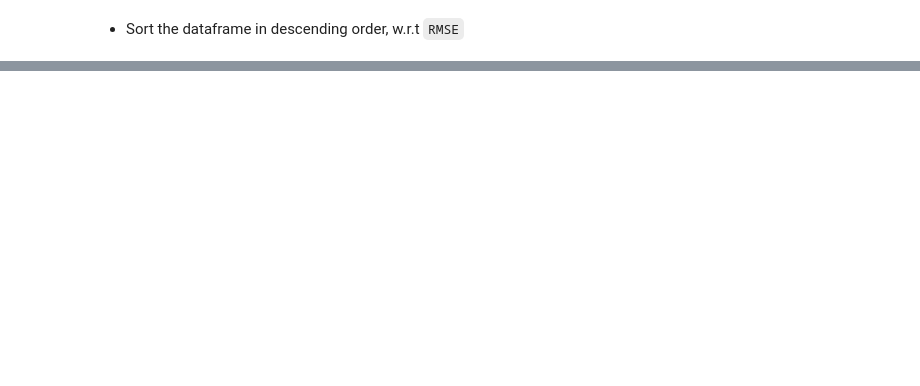
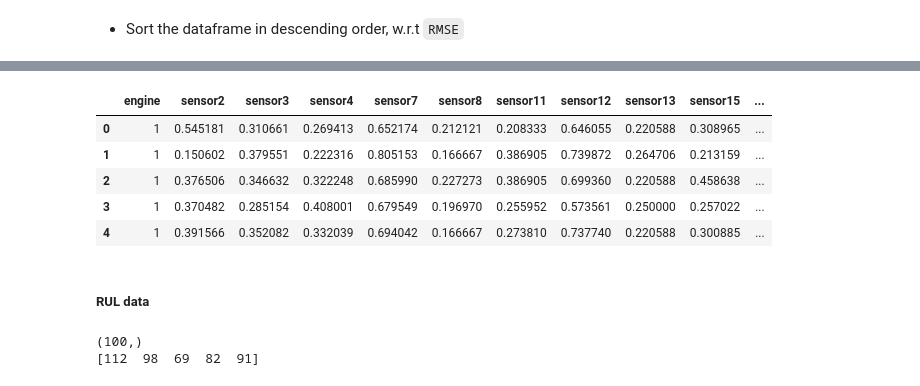
Before and after one commit to Mainakcris7/RUL_CMAPSS, a Jupyter notebook: rul_prediction.ipynb, the cells around one changed output, grey strips where cells are left out. Drawn from its saved outputs; the diff is of its cells as text; code cells hidden in the pictures; blank space fills up the shorter version.

```diff
--- a/rul_prediction.ipynb
+++ b/rul_prediction.ipynb
@@ -390,0 +609,3 @@ plt.title("CatBoost model performance");
+# %%
+data = pd.read_csv("./data.csv")
+data.head()
@@ -390,0 +621,3 @@ plt.title("CatBoost model performance");
+# %%
+scaler = MinMaxScaler()
+data.iloc[:, 1:-1] = scaler.fit_transform(data.iloc[:, 1:-1])
@@ -390,0 +661,11 @@ plt.title("CatBoost model performance");
+# %%
+test_data = pd.read_csv(r"cmapss\CMaps\test_FD001.txt", sep = "\s+", header = None)
+
+test_data.columns = column_names=["engine", "cycle", "setting1", "setting2", "setting3", "sensor1", "sensor2", "sensor3", "sensor4", "sensor5", "sensor6", "sensor7", "sensor8", "sensor9", "sensor10", "sensor11", "sensor12", "sensor13", "sensor14", "sensor15", "sensor16", "sensor17", "sensor18", "sensor19", "sensor20", "sensor21"]
+
+test_column_names = [col for col in data.columns if col != "remaining_useful_cycles"]
+
+test_data = test_data[test_column_names]
+
+print(test_data.shape)
+test_data.head()
@@ -390,0 +680,10 @@ plt.title("CatBoost model performance");
+# %%
+test_data.iloc[:, 1:] = scaler.transform(test_data.iloc[:, 1:])
+test_data.head()
+# %% [output]
+|  | engine | sensor2 | sensor3 | sensor4 | sensor7 | sensor8 | sensor11 | sensor12 | sensor13 | sensor15 | ... |
+| 0 | 1 | 0.545181 | 0.310661 | 0.269413 | 0.652174 | 0.212121 | 0.208333 | 0.646055 | 0.220588 | 0.308965 | ... |
+| 1 | 1 | 0.150602 | 0.379551 | 0.222316 | 0.805153 | 0.166667 | 0.386905 | 0.739872 | 0.264706 | 0.213159 | ... |
+| 2 | 1 | 0.376506 | 0.346632 | 0.322248 | 0.685990 | 0.227273 | 0.386905 | 0.699360 | 0.220588 | 0.458638 | ... |
+| 3 | 1 | 0.370482 | 0.285154 | 0.408001 | 0.679549 | 0.196970 | 0.255952 | 0.573561 | 0.250000 | 0.257022 | ... |
+| 4 | 1 | 0.391566 | 0.352082 | 0.332039 | 0.694042 | 0.166667 | 0.273810 | 0.737740 | 0.220588 | 0.300885 | ... |
@@ -390,0 +704,14 @@ plt.title("CatBoost model performance");
+# %% [markdown]
+##### **RUL data**
+# %%
+rul_data = pd.read_csv("cmapss\CMaps\RUL_FD001.txt", sep = "\s+", header = None)
+rul_data = rul_data.rename(columns={
+    0: "RUL"
+})
+y_test = rul_data.to_numpy().ravel()
+
+print(y_test.shape)
+print(y_test[:5])
+# %% [output]
+(100,)
+[112  98  69  82  91]
```
Also changed, not shown: parts of 58 cells of this notebook, 3 other files.
